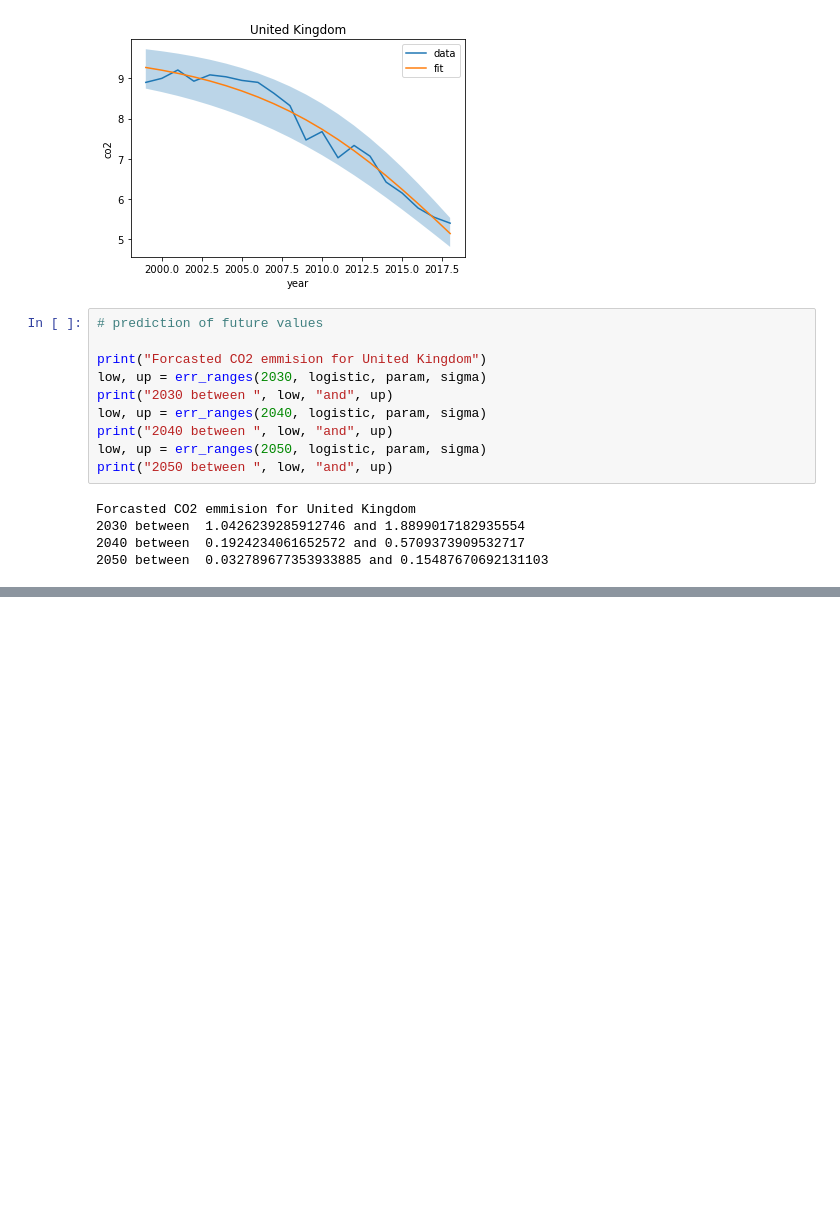
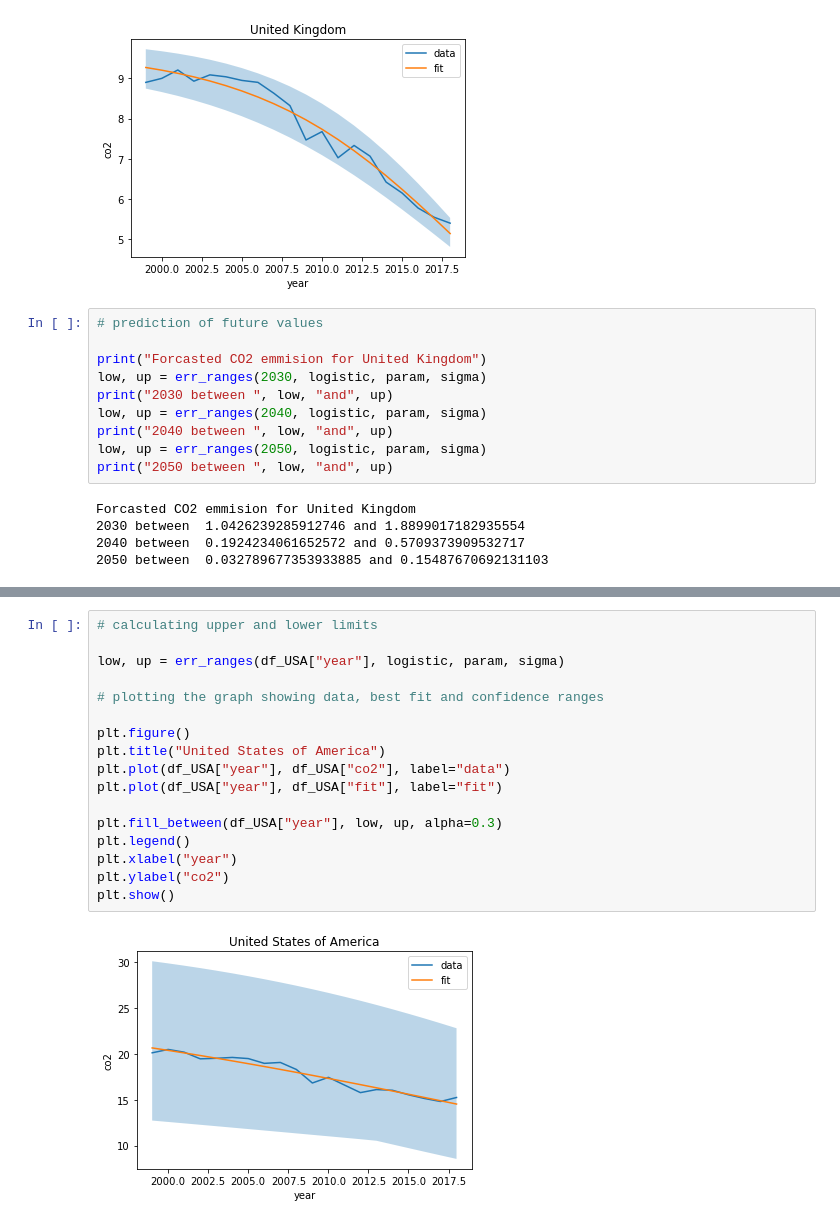
Before and after one commit to aftahee05/ADS1_Assignment3, a Jupyter notebook: Assignment_3.ipynb, the cells around one changed output, grey strips where cells are left out. Saved outputs shown, nothing was run; the diff lists cells and outputs as text; blank space fills up the shorter version.

```diff
--- a/Assignment_3.ipynb
+++ b/Assignment_3.ipynb
@@ -333,0 +368,19 @@ Forcasted CO2 emmision for United Kingdom
+# %%
+# calculating upper and lower limits
+
+low, up = err_ranges(df_USA["year"], logistic, param, sigma)
+
+# plotting the graph showing data, best fit and confidence ranges
+
+plt.figure()
+plt.title("United States of America")
+plt.plot(df_USA["year"], df_USA["co2"], label="data")
+plt.plot(df_USA["year"], df_USA["fit"], label="fit")
+
+plt.fill_between(df_USA["year"], low, up, alpha=0.3)
+plt.legend()
+plt.xlabel("year")
+plt.ylabel("co2")
+plt.show()
+# %% [output]
+[figure, added]
```
Also changed, not shown: parts of 3 cells of this notebook.
